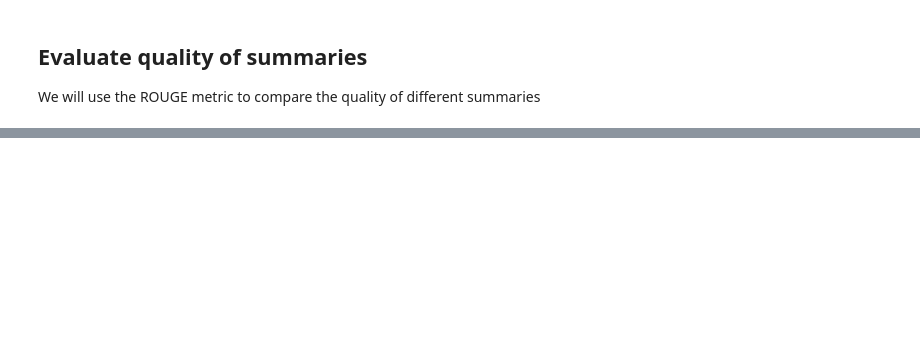
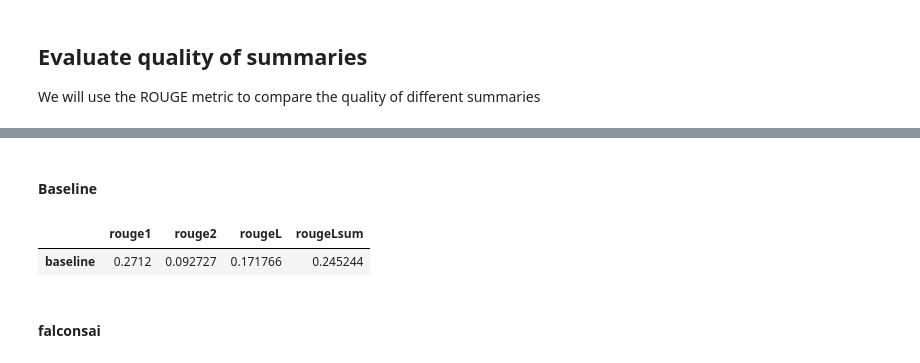
Before and after one commit to smith478/medical-summarization-and-transcription, a Jupyter notebook: notebooks/dataset.ipynb, the cells around one changed output, grey strips where cells are left out. Saved outputs shown, nothing was run; the diff lists cells and outputs as text; code cells hidden in the pictures; blank space fills up the shorter version.

Commit message:
Adding test set evaluation code

```diff
--- a/notebooks/dataset.ipynb
+++ b/notebooks/dataset.ipynb
@@ -47,7 +69,7 @@ summarizer_longt5 = pipeline("summarization", model="Stancld/longt5-tglobal-larg
 
 Here we'll take the first 3000 characters in order to have the same input for each of the models
 # %%
-sample_text = sample['article'][:3000]
+sample_text = sample['article'][:5000]
 summaries = {}
 # %%
 sample_text
@@ -110,0 +187,22 @@ pd.DataFrame.from_records(records, index=summaries.keys())
+# %%
+test_sampled = dataset["test"].shuffle(seed=42).select(range(1600))
+# %% [markdown]
+#### Baseline
+# %%
+def evaluate_summaries_baseline(dataset, metric,
+                               column_text='article',
+                               column_summary='abstract'):
+    summaries = [three_sentence_summary(text) for text in dataset[column_text]]
+    metric.add_batch(predictions=summaries,
+                     references=dataset[column_summary])
+    score = metric.compute()
+    return score
+# %%
+score = evaluate_summaries_baseline(test_sampled, rouge_metric)
+rouge_dict = dict((rn, score[rn].mid.fmeasure) for rn in rouge_names)
+pd.DataFrame.from_dict(rouge_dict, orient="index", columns=["baseline"]).T
+# %% [output]
+|  | rouge1 | rouge2 | rougeL | rougeLsum |
+| baseline | 0.2712 | 0.092727 | 0.171766 | 0.245244 |
+# %% [markdown]
+#### falconsai
```
Also changed, not shown: parts of 22 cells of this notebook, 1 other file.
